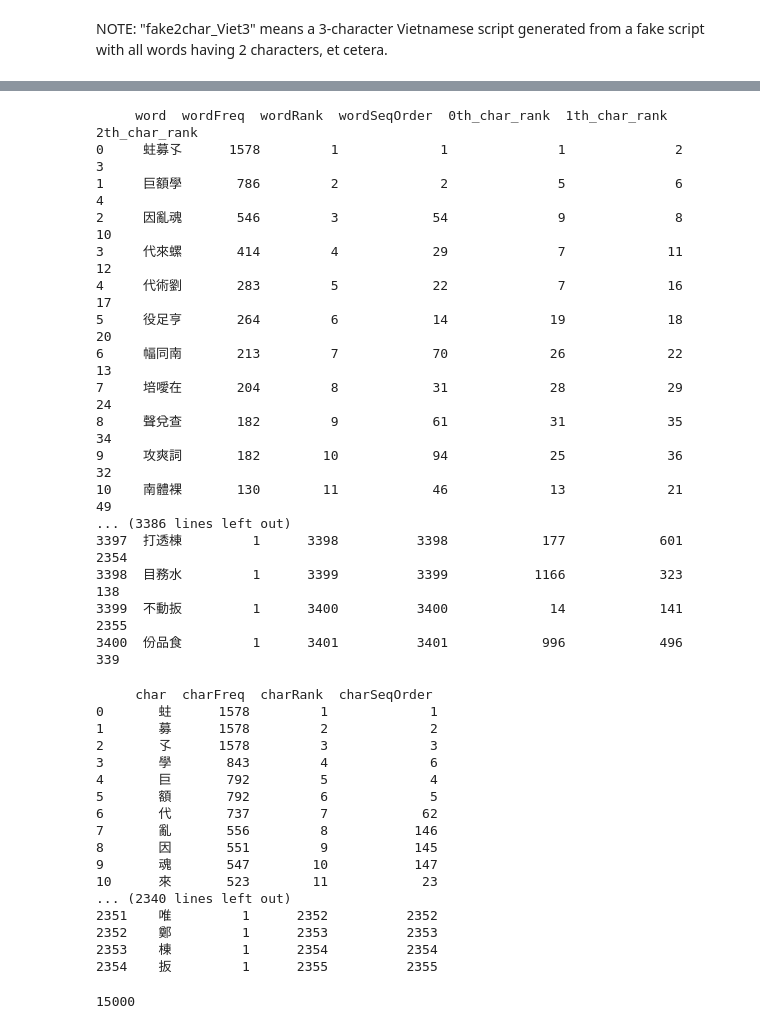
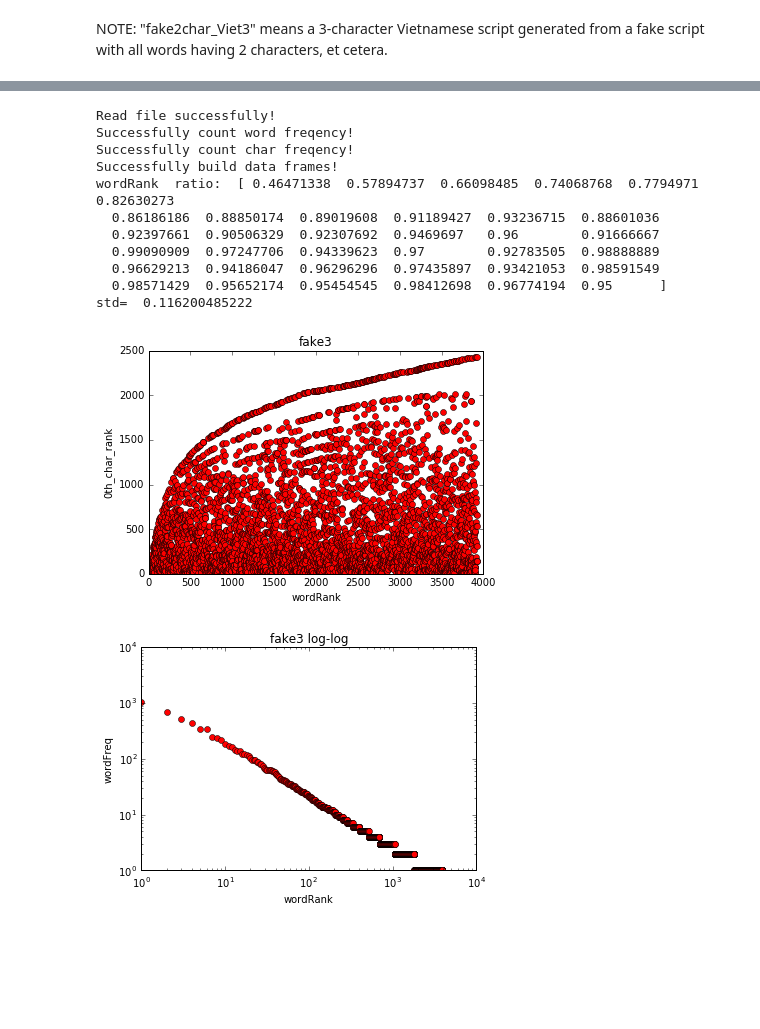
Before and after one commit to godofhoe/2016_Dec_10_fake_script_Vietnamese, a Jupyter notebook: crazy_fake_count_2016_Dec_10.ipynb, the cells around one changed output, grey strips where cells are left out. Drawn from its saved outputs; the diff is of its cells as text; code cells hidden in the pictures; blank space fills up the shorter version.

```diff
--- a/crazy_fake_count_2016_Dec_10.ipynb
+++ b/crazy_fake_count_2016_Dec_10.ipynb
@@ -307,44 +317,0 @@ std=  0.135694773419
-# %%
-print(big.to_string())
-# %% [output]
-     word  wordFreq  wordRank  wordSeqOrder  0th_char_rank  1th_char_rank  2th_char_rank
-0     蛀募孓      1578         1             1              1              2              3
-1     巨額學       786         2             2              5              6              4
-2     因亂魂       546         3            54              9              8             10
-3     代來螺       414         4            29              7             11             12
-4     代術劉       283         5            22              7             16             17
-5     役足亨       264         6            14             19             18             20
-6     幅同南       213         7            70             26             22             13
-7     培噯在       204         8            31             28             29             24
-8     聲兌查       182         9            61             31             35             34
-9     攻爽詞       182        10            94             25             36             32
-10    南體裸       130        11            46             13             21             49
-... (3386 lines left out)
-3397  打透棟         1      3398          3398            177            601           2354
-3398  目務水         1      3399          3399           1166            323            138
-3399  不動扳         1      3400          3400             14            141           2355
-3400  份品食         1      3401          3401            996            496            339
-# %%
-print(char.to_string())
-# %% [output]
-     char  charFreq  charRank  charSeqOrder
-0       蛀      1578         1             1
-1       募      1578         2             2
-2       孓      1578         3             3
-3       學       843         4             6
-4       巨       792         5             4
-5       額       792         6             5
-6       代       737         7            62
-7       亂       556         8           146
-8       因       551         9           145
-9       魂       547        10           147
-10      來       523        11            23
-... (2340 lines left out)
-2351    唯         1      2352          2352
-2352    鄭         1      2353          2353
-2353    棟         1      2354          2354
-2354    扳         1      2355          2355
-# %%
-big["wordFreq"].sum()
-# %% [output]
-15000
@@ -350,0 +324,23 @@ big["wordFreq"].sum()
+# %%
+#encode = "UTF-16" #(1)
+encode = "UTF-8"   #(2)
+##if anything goes into trouble, use (1) instead of (2), and vise versa.
+filename = "DEC16FAKE3_2.txt" #change filename when you want to get statictical information of another
+##text file.
+big, char, word = main(filename,encode)
+draw(big,title = "fake3")
+arr = check_const_ratio(word,feature= "wordRank", criteria = "wordFreq",max_range = 200)
+# %% [output]
+Read file successfully!
+Successfully count word freqency!
+Successfully count char freqency!
+Successfully build data frames!
+wordRank  ratio:  [ 0.46471338  0.57894737  0.66098485  0.74068768  0.7794971   0.82630273
+  0.86186186  0.88850174  0.89019608  0.91189427  0.93236715  0.88601036
+  0.92397661  0.90506329  0.92307692  0.9469697   0.96        0.91666667
+  0.99090909  0.97247706  0.94339623  0.97        0.92783505  0.98888889
+  0.96629213  0.94186047  0.96296296  0.97435897  0.93421053  0.98591549
+  0.98571429  0.95652174  0.95454545  0.98412698  0.96774194  0.95      ]
+std=  0.116200485222
+[figure, added]
+[figure, added]
```
Also changed, not shown: parts of 10 cells of this notebook, 1 other file.
